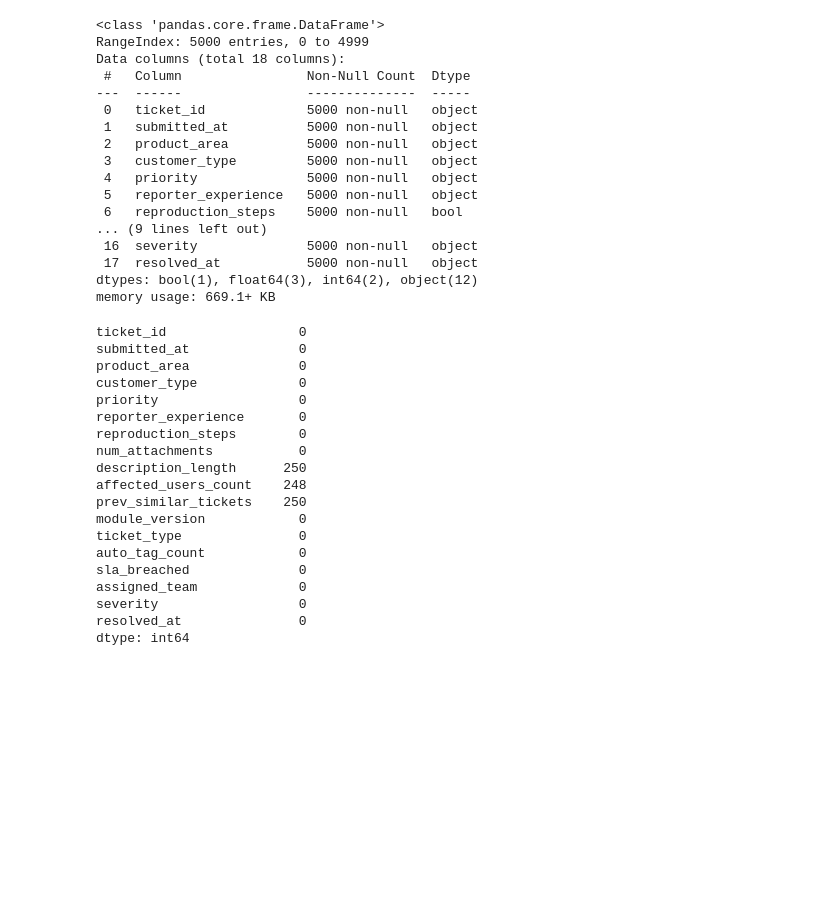
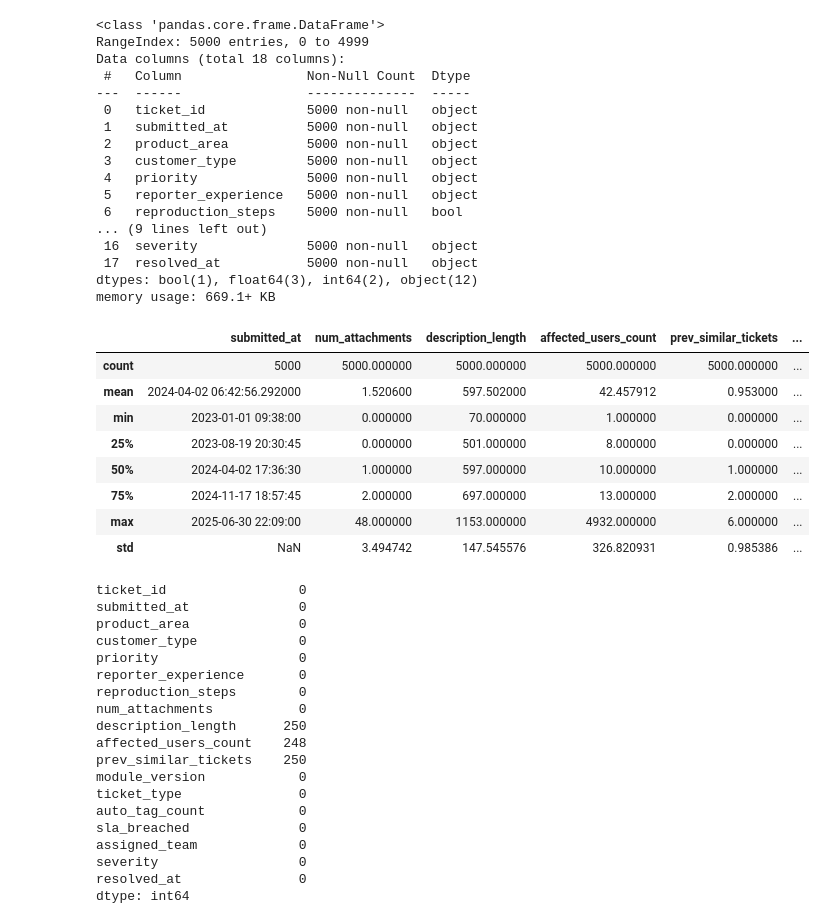
Before and after one commit to getrudeHarriet/Bug-Severity-ML-Project, a Jupyter notebook: notebook/CleaningandEDA.ipynb, the cells around one changed output. Cells and saved outputs as stored; diff of their text form; code cells hidden in the pictures; blank space fills up the shorter version.

```diff
--- a/notebook/CleaningandEDA.ipynb
+++ b/notebook/CleaningandEDA.ipynb
@@ -43,6 +43,18 @@ Data columns (total 18 columns):
  17  resolved_at           5000 non-null   object
 dtypes: bool(1), float64(3), int64(2), object(12)
 memory usage: 669.1+ KB
+# %%
+df.describe()
+# %% [output]
+|  | submitted_at | num_attachments | description_length | affected_users_count | prev_similar_tickets | ... |
+| count | 5000 | 5000.000000 | 5000.000000 | 5000.000000 | 5000.000000 | ... |
+| mean | 2024-04-02 06:42:56.292000 | 1.520600 | 597.502000 | 42.457912 | 0.953000 | ... |
+| min | 2023-01-01 09:38:00 | 0.000000 | 70.000000 | 1.000000 | 0.000000 | ... |
+| 25% | 2023-08-19 20:30:45 | 0.000000 | 501.000000 | 8.000000 | 0.000000 | ... |
+| 50% | 2024-04-02 17:36:30 | 1.000000 | 597.000000 | 10.000000 | 1.000000 | ... |
+| 75% | 2024-11-17 18:57:45 | 2.000000 | 697.000000 | 13.000000 | 2.000000 | ... |
+| max | 2025-06-30 22:09:00 | 48.000000 | 1153.000000 | 4932.000000 | 6.000000 | ... |
+| std | NaN | 3.494742 | 147.545576 | 326.820931 | 0.985386 | ... |
 # %%
 # check for missing values
 df.isnull().sum()
```
